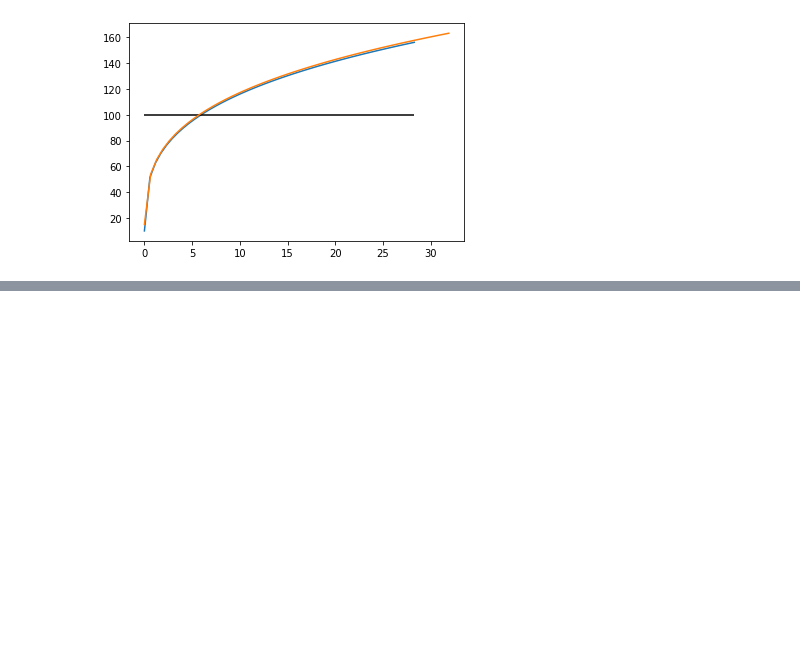
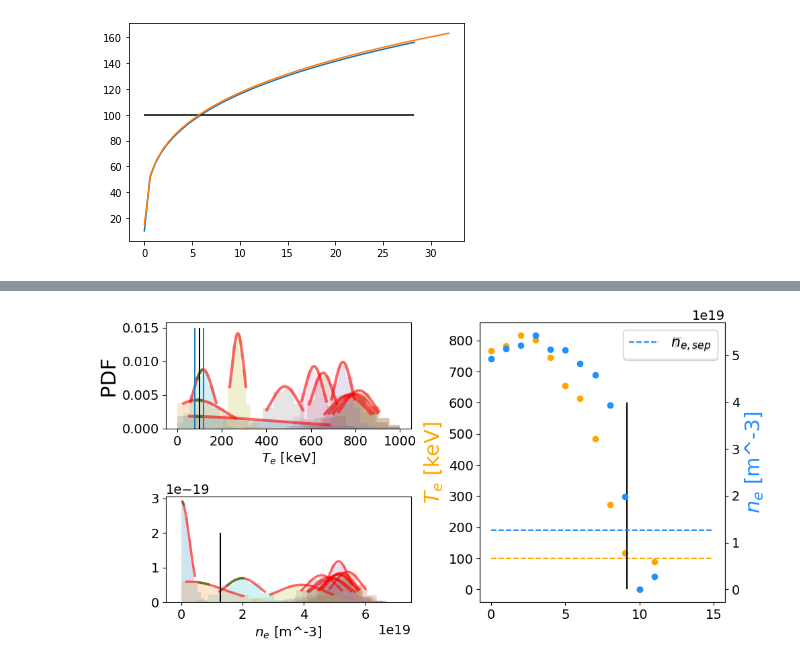
Before and after one commit to fusionby2030/moxie, a Jupyter notebook: experiments/Paper_Docs/Stangeby.ipynb, the cells around one changed output, grey strips where cells are left out. Cells and saved outputs as stored; diff of their text form; code cells hidden in the pictures; blank space fills up the shorter version.

Commit message:
more nesep pred stuffs

```diff
--- a/experiments/Paper_Docs/Stangeby.ipynb
+++ b/experiments/Paper_Docs/Stangeby.ipynb
@@ -120,0 +171,81 @@ plt.plot(L_conn - radius, upstream_t(radius, P_sol, area, L_conn, kappa=2000, fa
+# %%
+a,b = 80, 120
+myclip_a, myclip_b = 0, 1000
+from matplotlib.gridspec import GridSpec
+myclip_an, myclip_bn = 0, 1e21
+plt.close('all')
+# fig, ax = plt.subplots(2, 2, figsize=(10, 5), constrained_layout=True)
+pdfs = 0.0
+fig = plt.figure(constrained_layout=True, figsize=(10, 5))
+gs = GridSpec(2, 2, figure=fig)
+
+ax1 = fig.add_subplot(gs[0, 0])
+ax2 = fig.add_subplot(gs[1, 0])
+ax3 = fig.add_subplot(gs[:, 1])
+
+ax = [ax1, ax2, ax3]
+running_nesep, running_tesep  = [],[]
+for mu, var, mu_n, var_n in zip(sample_te, sample_dte, sample_ne, sample_dne):
+
+    a, b = (myclip_a - mu) / var, (myclip_b - mu) / var
+    r = truncnorm.rvs(a, b, mu, var, size=10000)
+    x_t = np.linspace(truncnorm.ppf(0.1, a, b, mu, var),
+
+                    truncnorm.ppf(0.9, a, b, mu, var), 5000)
+
+    x_tesep = x_t[np.logical_and(x_t>90, x_t<110)]
+    ax[0].plot(x_t, truncnorm.pdf(x_t, a, b, mu, var),
+           'r-', lw=3, alpha=0.6, label='truncnorm pdf')
+    ax[0].plot(x_tesep, truncnorm.pdf(x_tesep, a, b, mu, var),
+           'g-', lw=3, alpha=0.6, label='truncnorm pdf')
+
+    running_tesep.extend(x_tesep)
+
+    ax[0].hist(r, density=True, histtype='stepfilled', alpha=0.2)
+
+
+    a, b = (myclip_an - mu_n) / var_n, (myclip_bn - mu_n) / var_n
+
+    r = truncnorm.rvs(a, b, mu_n, var_n, size=10000)
+    x = np.linspace(truncnorm.ppf(0.1, a, b, mu_n, var_n),
+
+                    truncnorm.ppf(0.9, a, b, mu_n, var_n), 5000)
+
+    x_tesep = x[np.logical_and(x_t>80, x_t<120)]
+
+    running_nesep.extend(x_tesep)
+
+    ax[1].plot(x, truncnorm.pdf(x, a, b, mu_n, var_n),
+           'r-', lw=2.5, alpha=0.6, label='truncnorm pdf')
+    ax[1].plot(x_tesep, truncnorm.pdf(x_tesep, a, b, mu_n, var_n),
+           'g-', lw=2.5, alpha=0.6, label='truncnorm pdf')
+
+    ax[1].hist(r, density=True, histtype='stepfilled', alpha=0.2)
+
+print(np.array(running_nesep).mean(), np.array(running_tesep).mean())
+tesep_approx = np.array(running_tesep).mean()
+nesep_approx = np.array(running_nesep).mean()
+
+
+ax[0].vlines(tesep_approx, 0, 0.015, color='black')
+ax[0].vlines([80,120], 0, 0.015)
+ax[1].vlines(nesep_approx, 0, 2e-19, color='black')
+ax[1].set_xlim(-5e18, 0.75e20)
+
+ax[2].scatter(range(len(sample_te)), sample_te, color='orange')
+ax[2].hlines(tesep_approx, 0, 15, color='orange', ls='--', label='$T_{e,sep}$')
+ax[2].vlines(9.15, 0, 600, color='black')
+ax[0].set_ylabel('PDF')
+twin_ax = ax[2].twinx()
+ax[2].set_ylabel('$T_e$ [keV]', color='orange')
+ax[0].set_xlabel('$T_e$ [keV]', fontsize='x-large')
+twin_ax.scatter(range(len(sample_ne)), sample_ne, color='dodgerblue')
+
+twin_ax.set_ylabel('$n_e$ [m^-3]', color='dodgerblue')
+ax[1].set_xlabel('$n_e$ [m^-3]', fontsize='x-large')
+
+twin_ax.hlines(nesep_approx, 0, 15, color='dodgerblue', ls='--', label='$n_{e, sep}$')
+ax[2].legend()
+twin_ax.legend()
+plt.show()
+# %% [output]
@@ -120,0 +253 @@ plt.plot(L_conn - radius, upstream_t(radius, P_sol, area, L_conn, kappa=2000, fa
+[figure, added]
```
Also changed, not shown: parts of 7 cells of this notebook, 4 other files.
